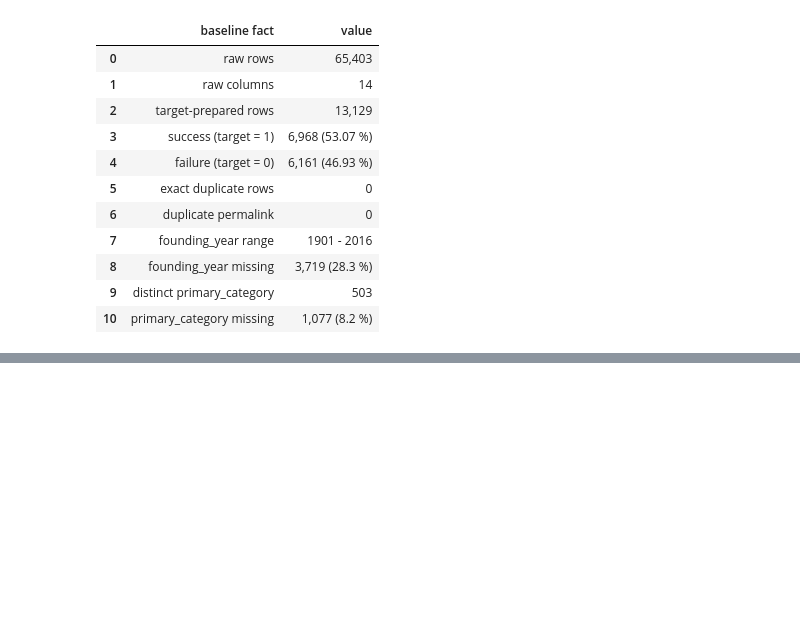
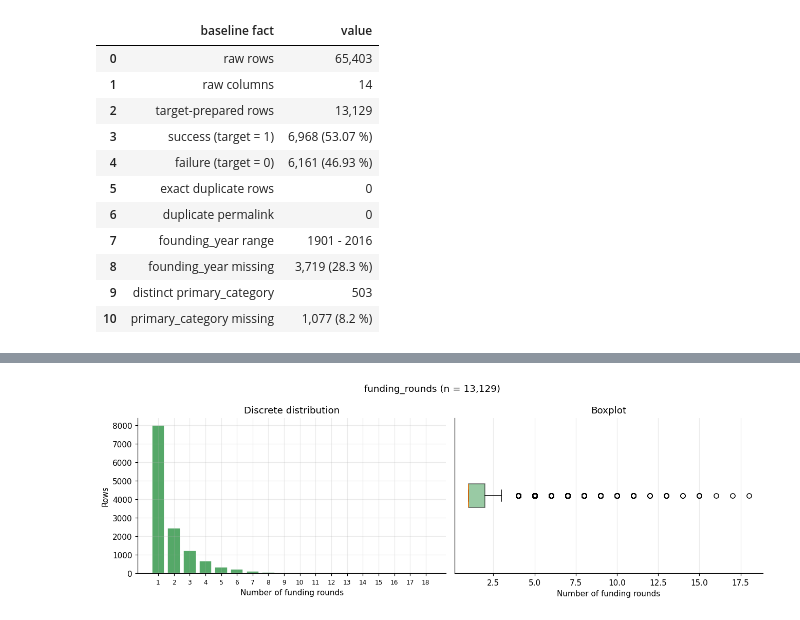
Before and after one commit to saciAb-ai/startup-success-prediction, a Jupyter notebook: notebooks/01_eda.ipynb, the cells around one changed output, grey strips where cells are left out. Saved outputs shown, nothing was run; the diff lists cells and outputs as text; code cells hidden in the pictures; blank space fills up the shorter version.

Commit message:
feat(eda): add descriptive statistics and distributions

```diff
--- a/notebooks/01_eda.ipynb
+++ b/notebooks/01_eda.ipynb
@@ -611,0 +844,27 @@ should not duplicate it. It should deliver the analysis and the hypothesis tests
+# %%
+rounds = dataset["funding_rounds"]
+round_counts = rounds.value_counts().sort_index()
+
+fig, axes = plt.subplots(1, 2, figsize=(12, 4))
+axes[0].bar(round_counts.index, round_counts.values, color="#55A868", edgecolor="white")
+axes[0].set_title("Discrete distribution")
+axes[0].set_xlabel("Number of funding rounds")
+axes[0].set_ylabel("Rows")
+axes[0].set_xticks(range(1, int(rounds.max()) + 1))
+axes[0].tick_params(axis="x", labelsize=8)
+
+axes[1].boxplot(
+    rounds.dropna(),
+    orientation="horizontal",
+    patch_artist=True,
+    boxprops={"facecolor": "#55A868", "alpha": 0.6},
+)
+axes[1].set_title("Boxplot")
+axes[1].set_xlabel("Number of funding rounds")
+axes[1].set_yticks([])
+
+fig.suptitle(f"funding_rounds (n = {rounds.notna().sum():,})")
+plt.tight_layout()
+plt.show()
+# %% [output]
+[figure, added]
```
Also changed, not shown: parts of 21 cells of this notebook.
